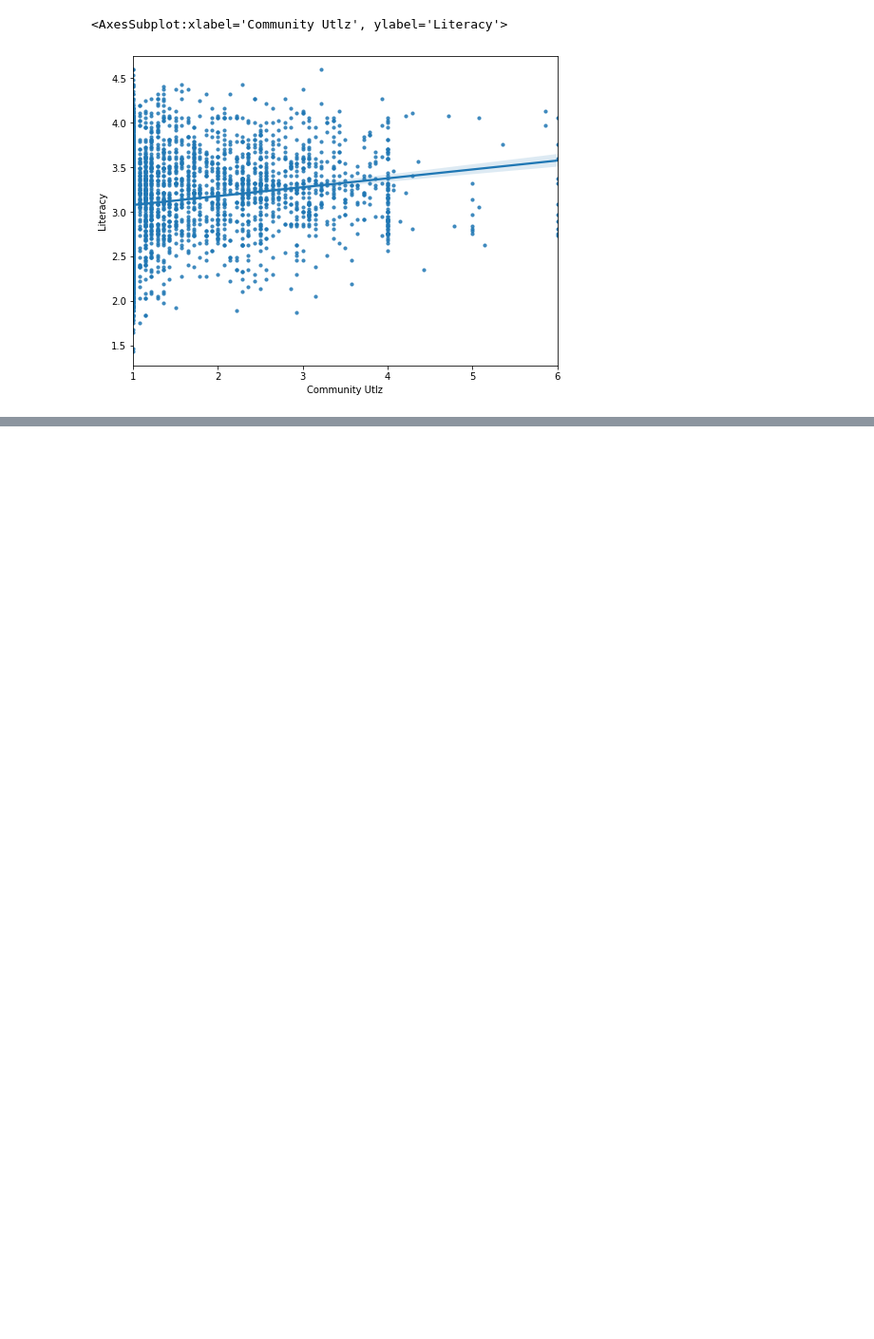
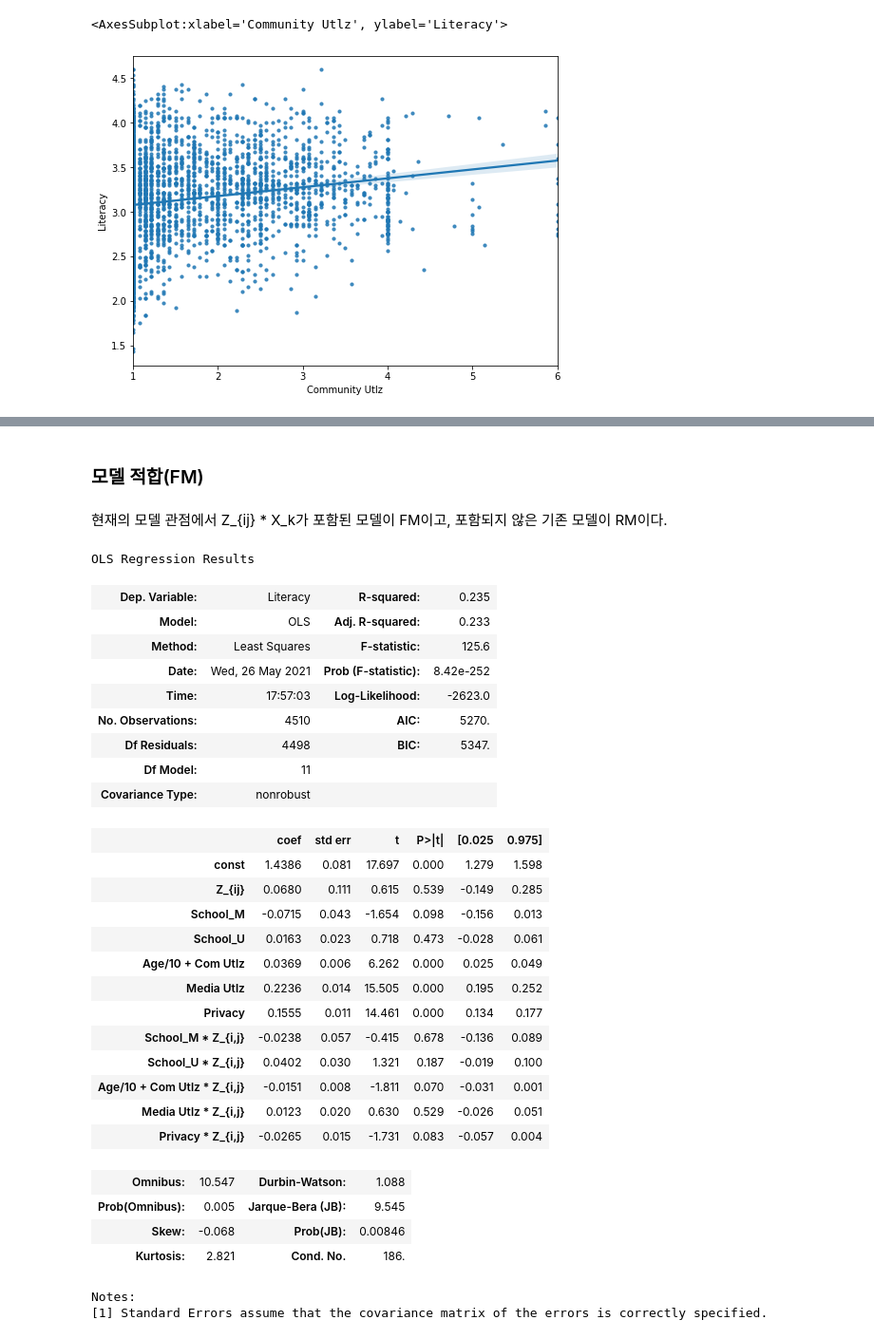
Before and after one commit to JadenKim-dev/DataScienceStudy, a Jupyter notebook: RA_group_project/3. Data_analysis2.ipynb, the cells around one changed output, grey strips where cells are left out. Shown at 95% size. Drawn from its saved outputs; the diff is of its cells as text; code cells hidden in the pictures; blank space fills up the shorter version.

Commit message:
group project : gender difference in model

```diff
--- a/RA_group_project/3. Data_analysis2.ipynb
+++ b/RA_group_project/3. Data_analysis2.ipynb
@@ -657,0 +662,4 @@ sns.regplot(x=x_Com, y=target5, scatter_kws={'s':10})
+# %%
+x_data6 = x_data4.reset_index(drop=True)
+target6 = target.drop(outlier).reset_index(drop=True)
+x_data6.head()
@@ -657,0 +673,3 @@ sns.regplot(x=x_Com, y=target5, scatter_kws={'s':10})
+# %%
+x_data6.rename(columns={'Gender_W':'Z_{ij}'}, inplace=True)
+x_data6.head()
@@ -657,0 +683,7 @@ sns.regplot(x=x_Com, y=target5, scatter_kws={'s':10})
+# %%
+x_data6['School_M * Z_{i,j}'] = x_data6['School_M'] * x_data6['Z_{ij}']
+x_data6['School_U * Z_{i,j}'] = x_data6['School_U'] * x_data6['Z_{ij}']
+x_data6['Age/10 + Com Utlz * Z_{i,j}'] = x_data6['Age/10 + Com Utlz'] * x_data6['Z_{ij}']
+x_data6['Media Utlz * Z_{i,j}'] = x_data6['Media Utlz'] * x_data6['Z_{ij}']
+x_data6['Privacy * Z_{i,j}'] = x_data6['Privacy'] * x_data6['Z_{ij}']
+x_data6.head()
@@ -657,0 +697,39 @@ sns.regplot(x=x_Com, y=target5, scatter_kws={'s':10})
+# %% [markdown]
+### 모델 적합(FM)
+# %% [markdown]
+현재의 모델 관점에서 Z_{ij} * X_k가 포함된 모델이 FM이고, 포함되지 않은 기존 모델이 RM이다.
+# %%
+x_data6_1 = sm.add_constant(x_data6, has_constant="add")
+model6 = sm.OLS(target6, x_data6_1)
+fitted_model6 = model6.fit()
+fitted_model6.summary()
+# %% [output]
+OLS Regression Results
+| Dep. Variable: | Literacy | R-squared: | 0.235 |
+| Model: | OLS | Adj. R-squared: | 0.233 |
+| Method: | Least Squares | F-statistic: | 125.6 |
+| Date: | Wed, 26 May 2021 | Prob (F-statistic): | 8.42e-252 |
+| Time: | 17:57:03 | Log-Likelihood: | -2623.0 |
+| No. Observations: | 4510 | AIC: | 5270. |
+| Df Residuals: | 4498 | BIC: | 5347. |
+| Df Model: | 11 |  |  |
+| Covariance Type: | nonrobust |  |  |
+|  | coef | std err | t | P>|t| | [0.025 | 0.975] |
+| const | 1.4386 | 0.081 | 17.697 | 0.000 | 1.279 | 1.598 |
+| Z_{ij} | 0.0680 | 0.111 | 0.615 | 0.539 | -0.149 | 0.285 |
+| School_M | -0.0715 | 0.043 | -1.654 | 0.098 | -0.156 | 0.013 |
+| School_U | 0.0163 | 0.023 | 0.718 | 0.473 | -0.028 | 0.061 |
+| Age/10 + Com Utlz | 0.0369 | 0.006 | 6.262 | 0.000 | 0.025 | 0.049 |
+| Media Utlz | 0.2236 | 0.014 | 15.505 | 0.000 | 0.195 | 0.252 |
+| Privacy | 0.1555 | 0.011 | 14.461 | 0.000 | 0.134 | 0.177 |
+| School_M * Z_{i,j} | -0.0238 | 0.057 | -0.415 | 0.678 | -0.136 | 0.089 |
+| School_U * Z_{i,j} | 0.0402 | 0.030 | 1.321 | 0.187 | -0.019 | 0.100 |
+| Age/10 + Com Utlz * Z_{i,j} | -0.0151 | 0.008 | -1.811 | 0.070 | -0.031 | 0.001 |
+| Media Utlz * Z_{i,j} | 0.0123 | 0.020 | 0.630 | 0.529 | -0.026 | 0.051 |
+| Privacy * Z_{i,j} | -0.0265 | 0.015 | -1.731 | 0.083 | -0.057 | 0.004 |
+| Omnibus: | 10.547 | Durbin-Watson: | 1.088 |
+| Prob(Omnibus): | 0.005 | Jarque-Bera (JB): | 9.545 |
+| Skew: | -0.068 | Prob(JB): | 0.00846 |
+| Kurtosis: | 2.821 | Cond. No. | 186. |
+Notes:
+[1] Standard Errors assume that the covariance matrix of the errors is correctly specified.
```
Also changed, not shown: parts of 47 cells of this notebook.
